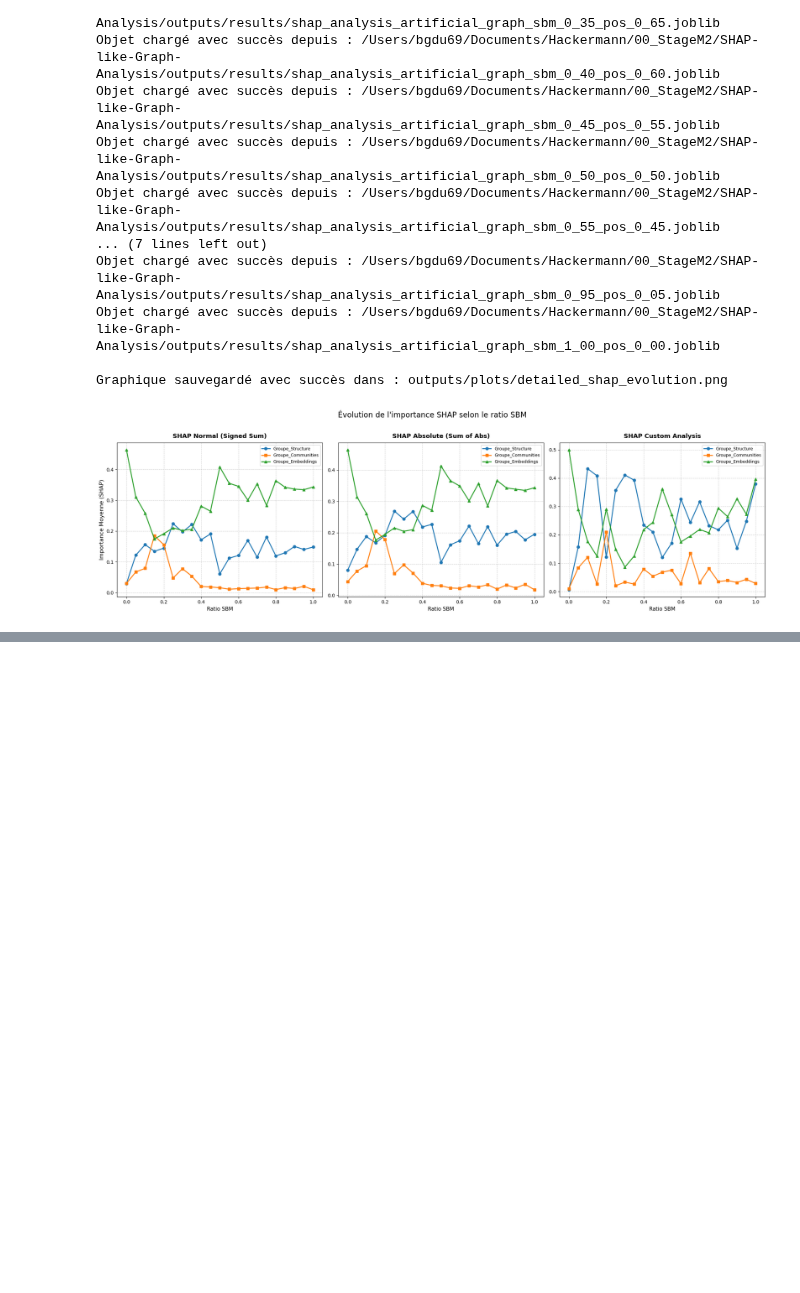
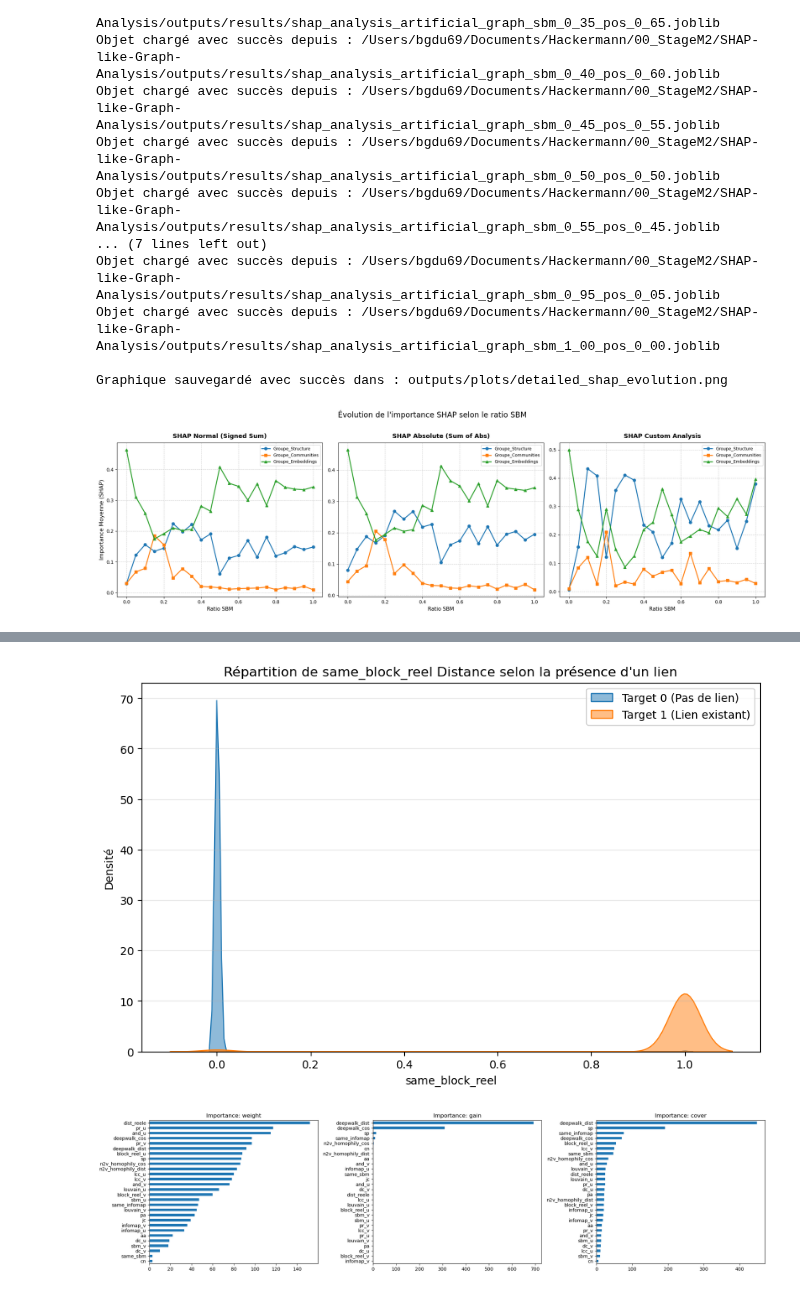
Before and after one commit to DeankoontzG/SHAP-like-Graph-Analysis, a Jupyter notebook: Notebook.ipynb, the cells around one changed output, grey strips where cells are left out. Drawn from its saved outputs; the diff is of its cells as text; code cells hidden in the pictures; blank space fills up the shorter version.

```diff
--- a/Notebook.ipynb
+++ b/Notebook.ipynb
@@ -404,0 +615,78 @@ Graphique sauvegardé avec succès dans : outputs/plots/detailed_shap_evolution.
+# %%
+list_i = [1.00]
+
+for i in list_i:
+
+    print("######################################")
+    print(f"#### graph sbm {i:.2f} pos {1-i:.2f} ####")
+    print("######################################")
+    G_name = f"artificial_graph_sbm_{f'{i:.2f}'.replace('.', '_')}_pos_{f'{1-i:.2f}'.replace('.', '_')}"
+    print(G_name)
+
+    with open(f"graph_library/{G_name}.json", 'r', encoding='utf-8') as f:
+        data = json.load(f)
+
+    try:
+        G = nx.node_link_graph(data)
+        print(f"Graphe chargé avec succès : {G.number_of_nodes()} nœuds et {G.number_of_edges()} liens.")
+    except Exception as e:
+        print(f"Erreur lors de la conversion : {e}")
+
+    G_train, dataset_w_com_and_dist, xgboost_data, shap_explainer, shap_analysis = gp.load_all_data_for_graph(G_name)
+
+    cols = ["u", "v", "deepwalk_dist", "same_block_reel", "block_reel_u", "block_reel_v", "target"]
+    print(dataset_w_com_and_dist[dataset_w_com_and_dist["target"] == 0][cols].head(30))
+
+    import matplotlib.pyplot as plt
+    import seaborn as sns
+
+    def plot_distributions(df, feature_name="deepwalk_dist"):
+        if df is None:
+            print("Erreur : Le dataset est vide.")
+            return
+
+        plt.figure(figsize=(10, 6))
+
+        # On filtre les données pour chaque classe de target
+        sns.kdeplot(data=df[df['target'] == 0], x=feature_name, label='Target 0 (Pas de lien)', fill=True, alpha=0.5)
+        sns.kdeplot(data=df[df['target'] == 1], x=feature_name, label='Target 1 (Lien existant)', fill=True, alpha=0.5)
+
+        plt.title(f'Répartition de {feature_name} Distance selon la présence d\'un lien')
+        plt.xlabel(feature_name)
+        plt.ylabel('Densité')
+        plt.legend()
+        plt.grid(axis='y', alpha=0.3)
+
+        plt.savefig(f'distrib_{feature_name}.png')
+        print(f"Graphique sauvegardé sous 'distrib_{feature_name}.png'")
+
+    # Appel de la fonction
+    plot_distributions(dataset_w_com_and_dist, feature_name = "same_block_reel")
+
+    correlation = dataset_w_com_and_dist['deepwalk_dist'].corr(dataset_w_com_and_dist['same_block_reel'])
+    print(f"Corrélation entre DeepWalk et SameBlock: {correlation:.4f}")
+
+    importance_types = ['weight', 'gain', 'cover']
+    fig, axes = plt.subplots(1, 3, figsize=(20, 5))
+    model = xgboost_data['model']
+    X_train = xgboost_data['X_train']
+    booster = model.get_booster()
+
+    for i, imp_type in enumerate(importance_types):
+        scores = booster.get_score(importance_type=imp_type)
+        pd.Series(scores).sort_values().plot(kind='barh', ax=axes[i], title=f'Importance: {imp_type}')
+
+    plt.tight_layout()
+    plt.savefig('xgboost_validation.png')
+
+    print(dataset_w_com_and_dist["same_block_reel"].value_counts())
+
+    # 2. Vérifiez si elle est bien dans les colonnes envoyées à XGBoost
+    print("same_block_reel" in X_train.columns)
+
+    # 3. Forcer l'affichage de l'importance même si elle est à zéro
+    all_features = X_train.columns
+    importances = model.feature_importances_
+    feature_imp_df = pd.DataFrame({'Feature': all_features, 'Value': importances})
+    print(feature_imp_df.sort_values(by='Value', ascending=False))
+# %% [output]
@@ -404,0 +722,2 @@ Graphique sauvegardé avec succès dans : outputs/plots/detailed_shap_evolution.
+[figure, added]
+[figure, added]
```
Also changed, not shown: parts of 17 cells of this notebook, 6 other files.
